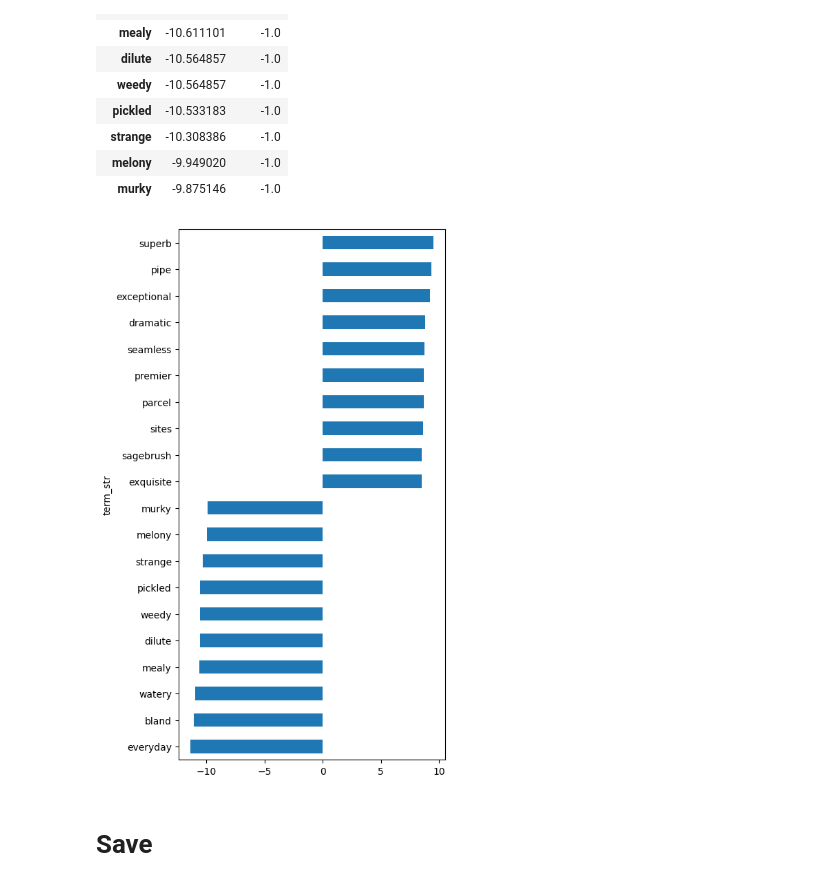
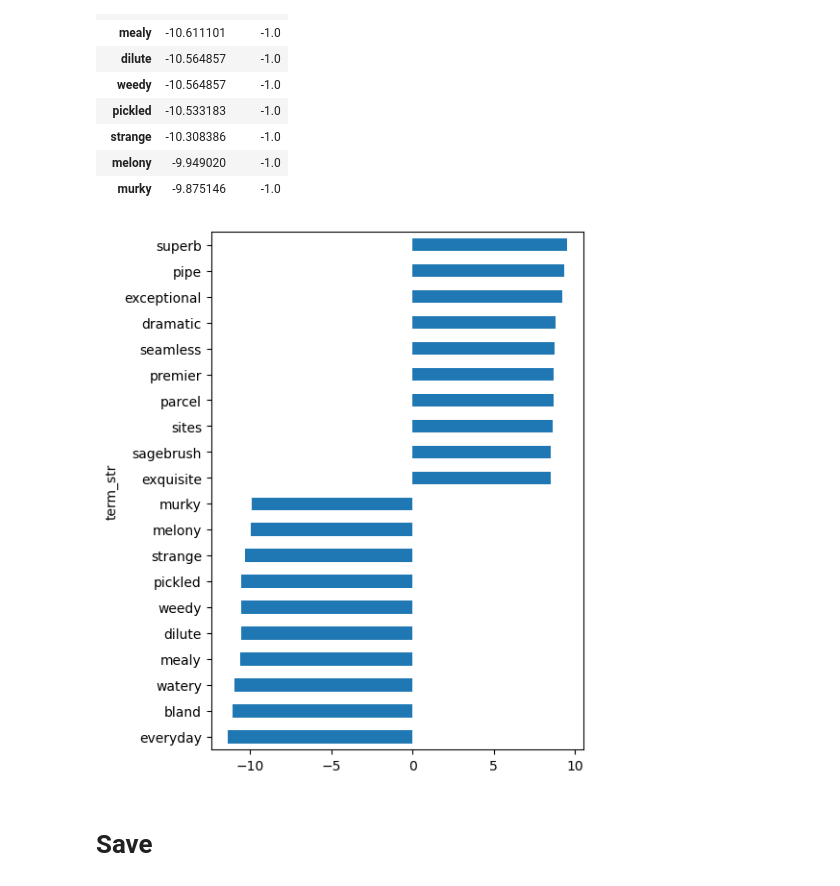
Before and after one commit to ontoligent/DS5001-2023-01-R, a Jupyter notebook: lessons/M12_Classification/M12_01_NaiveBayesWineReviews.ipynb, the cells around one changed output. Saved outputs shown, nothing was run; the diff lists cells and outputs as text; code cells hidden in the pictures.

```diff
--- a/lessons/M12_Classification/M12_01_NaiveBayesWineReviews.ipynb
+++ b/lessons/M12_Classification/M12_01_NaiveBayesWineReviews.ipynb
@@ -606,9 +612,9 @@ sentilex.sort_values('valence', ascending=True).head(10)
 # %%
 wpos = sentilex.valence.sort_values().tail(10)
 wneg = sentilex.valence.sort_values().head(10)
-pd.concat([wneg,wpos]).plot.barh(figsize=(5,10));
+pd.concat([wneg,wpos]).plot.barh(figsize=(5,7));
 # %% [output]
-[figure, old version]
+[figure, new version]
 # %% [markdown]
 # Save
 # %%
```
Also changed, not shown: parts of 2 cells of this notebook, 2 other files.
